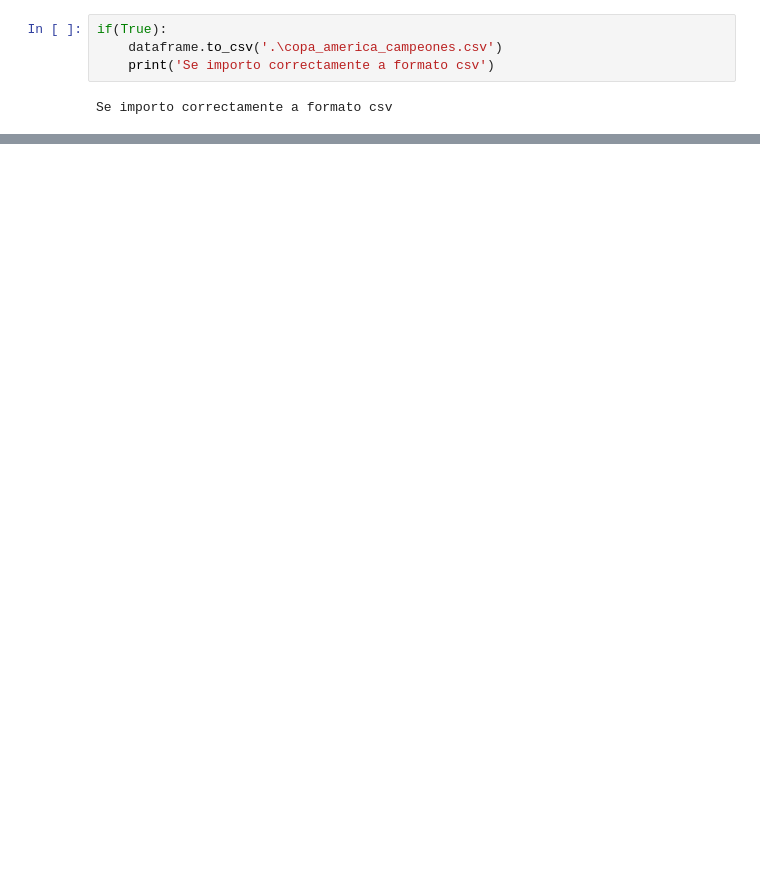
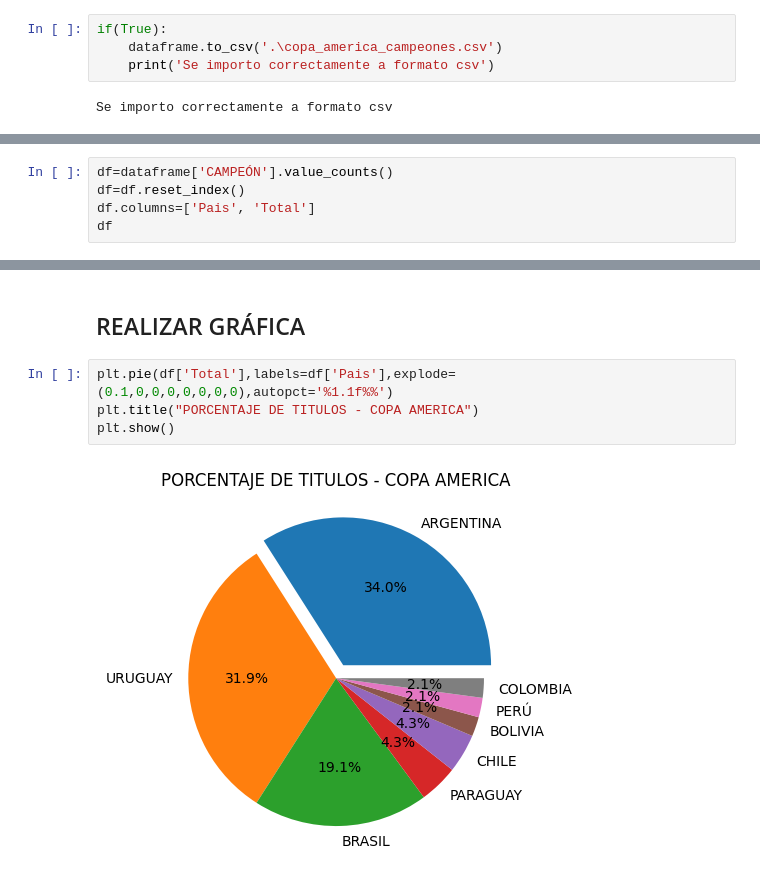
Before and after one commit to LuisOchoa1495/LIBRERIAS-DATA-SCIENCE, a Jupyter notebook: JUPYTER NOTEBOOK/Ejemplo_pandas.ipynb, the cells around one changed output, grey strips where cells are left out. Drawn from its saved outputs; the diff is of its cells as text; blank space fills up the shorter version.

```diff
--- a/JUPYTER NOTEBOOK/Ejemplo_pandas.ipynb
+++ b/JUPYTER NOTEBOOK/Ejemplo_pandas.ipynb
@@ -81,0 +97,5 @@ Se importo correctamente a formato csv
+# %%
+df=dataframe['CAMPEÓN'].value_counts()
+df=df.reset_index()
+df.columns=['Pais', 'Total']
+df
@@ -81,0 +112,8 @@ Se importo correctamente a formato csv
+# %% [markdown]
+## REALIZAR GRÁFICA
+# %%
+plt.pie(df['Total'],labels=df['Pais'],explode=(0.1,0,0,0,0,0,0,0),autopct='%1.1f%%')
+plt.title("PORCENTAJE DE TITULOS - COPA AMERICA")
+plt.show()
+# %% [output]
+[figure, added]
```
Also changed, not shown: parts of 11 cells of this notebook, 2 other files.
